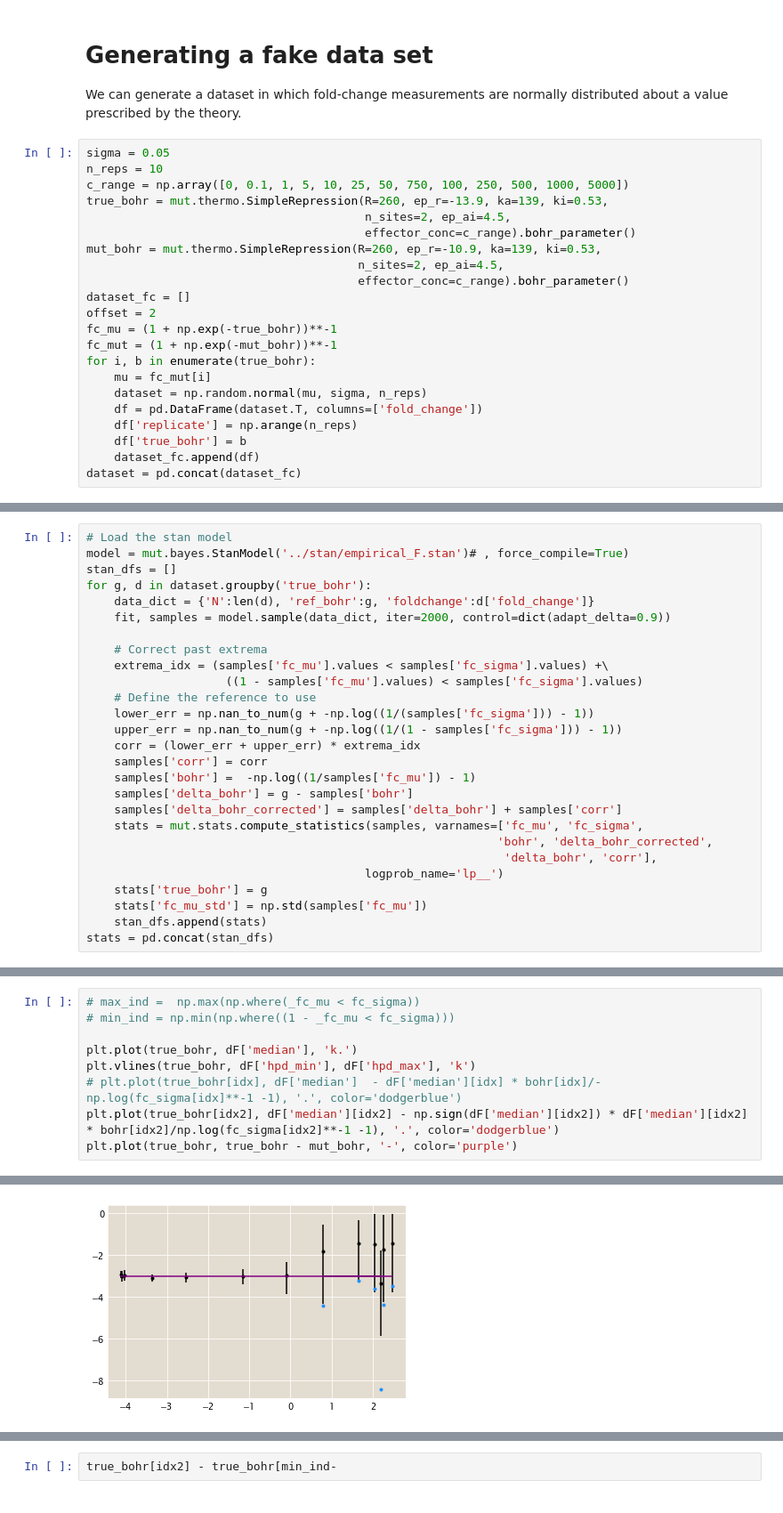
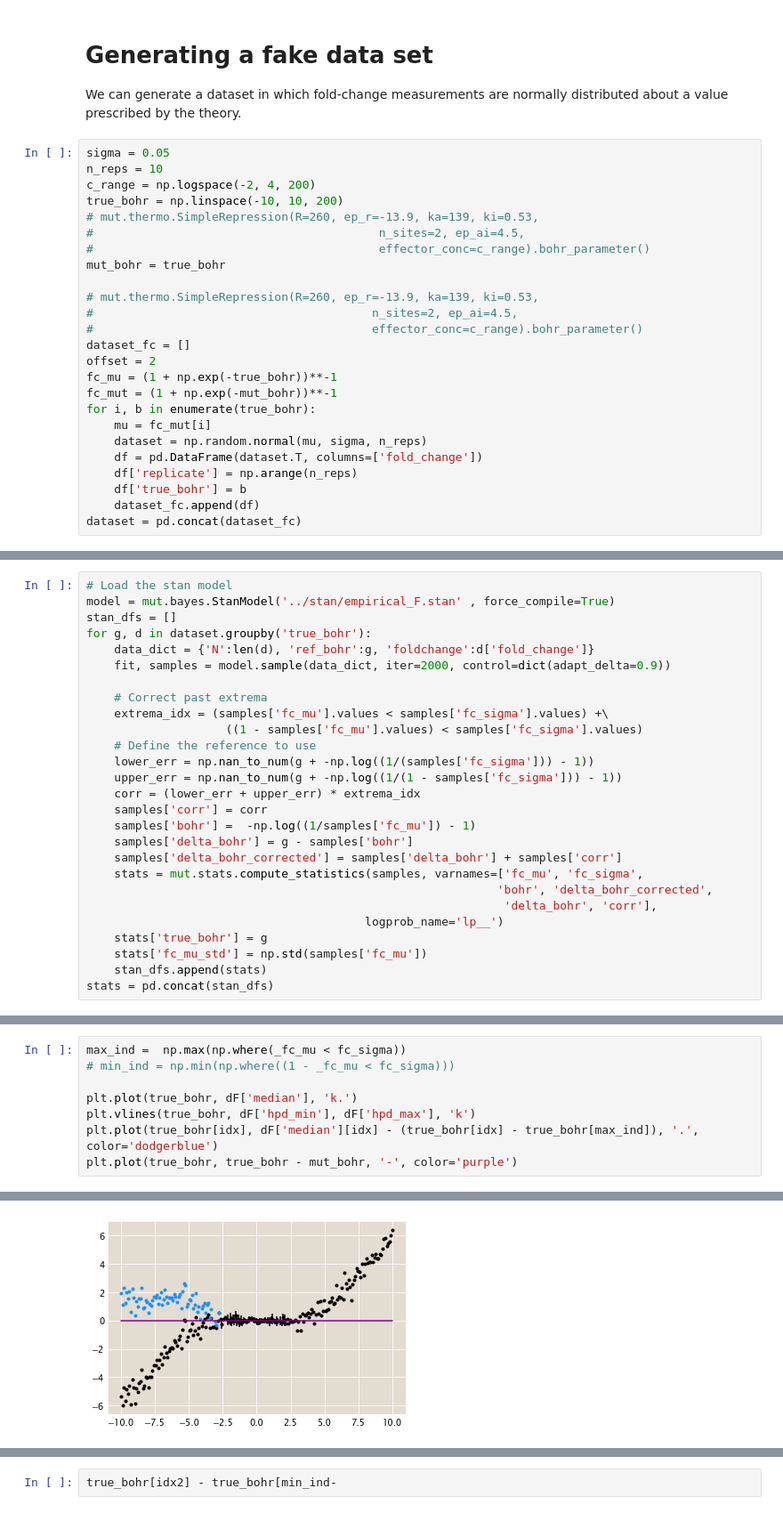
Before and after one commit to RPGroup-PBoC/mwc_mutants, a Jupyter notebook: code/analysis/Exploring_fc_error.ipynb, the cells around one changed output, grey strips where cells are left out. Shown at 89% size. Cells and saved outputs as stored; diff of their text form.

```diff
--- a/code/analysis/Exploring_fc_error.ipynb
+++ b/code/analysis/Exploring_fc_error.ipynb
@@ -30,13 +30,16 @@ We can generate a dataset in which fold-change measurements are normally distrib
 # %%
 sigma = 0.05
 n_reps = 10
-c_range = np.array([0, 0.1, 1, 5, 10, 25, 50, 750, 100, 250, 500, 1000, 5000])
-true_bohr = mut.thermo.SimpleRepression(R=260, ep_r=-13.9, ka=139, ki=0.53,
-                                        n_sites=2, ep_ai=4.5,
-                                        effector_conc=c_range).bohr_parameter()
-mut_bohr = mut.thermo.SimpleRepression(R=260, ep_r=-10.9, ka=139, ki=0.53,
-                                       n_sites=2, ep_ai=4.5,
-                                       effector_conc=c_range).bohr_parameter()
+c_range = np.logspace(-2, 4, 200)
+true_bohr = np.linspace(-10, 10, 200)
+# mut.thermo.SimpleRepression(R=260, ep_r=-13.9, ka=139, ki=0.53,
+#                                         n_sites=2, ep_ai=4.5,
+#                                         effector_conc=c_range).bohr_parameter()
+mut_bohr = true_bohr
+
+# mut.thermo.SimpleRepression(R=260, ep_r=-13.9, ka=139, ki=0.53,
+#                                        n_sites=2, ep_ai=4.5,
+#                                        effector_conc=c_range).bohr_parameter()
 dataset_fc = []
 offset = 2
 fc_mu = (1 + np.exp(-true_bohr))**-1
@@ -60,6 +63,6 @@ plt.plot(true_bohr, fc_mu, 'k-')
 # %%
 # Load the stan model
-model = mut.bayes.StanModel('../stan/empirical_F.stan')# , force_compile=True)
+model = mut.bayes.StanModel('../stan/empirical_F.stan' , force_compile=True)
 stan_dfs = []
 for g, d in dataset.groupby('true_bohr'):
     data_dict = {'N':len(d), 'ref_bohr':g, 'foldchange':d['fold_change']}
@@ -112,15 +121,14 @@ plt.plot(true_bohr,  true_bohr - mut_bohr)
 # %%
-# max_ind =  np.max(np.where(_fc_mu < fc_sigma))
+max_ind =  np.max(np.where(_fc_mu < fc_sigma))
 # min_ind = np.min(np.where((1 - _fc_mu < fc_sigma)))
 
 plt.plot(true_bohr, dF['median'], 'k.')
 plt.vlines(true_bohr, dF['hpd_min'], dF['hpd_max'], 'k')
-# plt.plot(true_bohr[idx], dF['median']  - dF['median'][idx] * bohr[idx]/-np.log(fc_sigma[idx]**-1 -1), '.', color='dodgerblue')
-plt.plot(true_bohr[idx2], dF['median'][idx2] - np.sign(dF['median'][idx2]) * dF['median'][idx2] * bohr[idx2]/np.log(fc_sigma[idx2]**-1 -1), '.', color='dodgerblue')
+plt.plot(true_bohr[idx], dF['median'][idx] - (true_bohr[idx] - true_bohr[max_ind]), '.', color='dodgerblue')
 plt.plot(true_bohr, true_bohr - mut_bohr, '-', color='purple')
 # %% [output]
 [<matplotlib.lines.Line2D at 0x...>]
-[figure, old version]
+[figure, new version]
 # %%
 np.log(fc_sigma[idx2]**-1 -1)/bohr[idx2]
 # %% [output]
```
Also changed, not shown: parts of 4 cells of this notebook, 11 other files.
